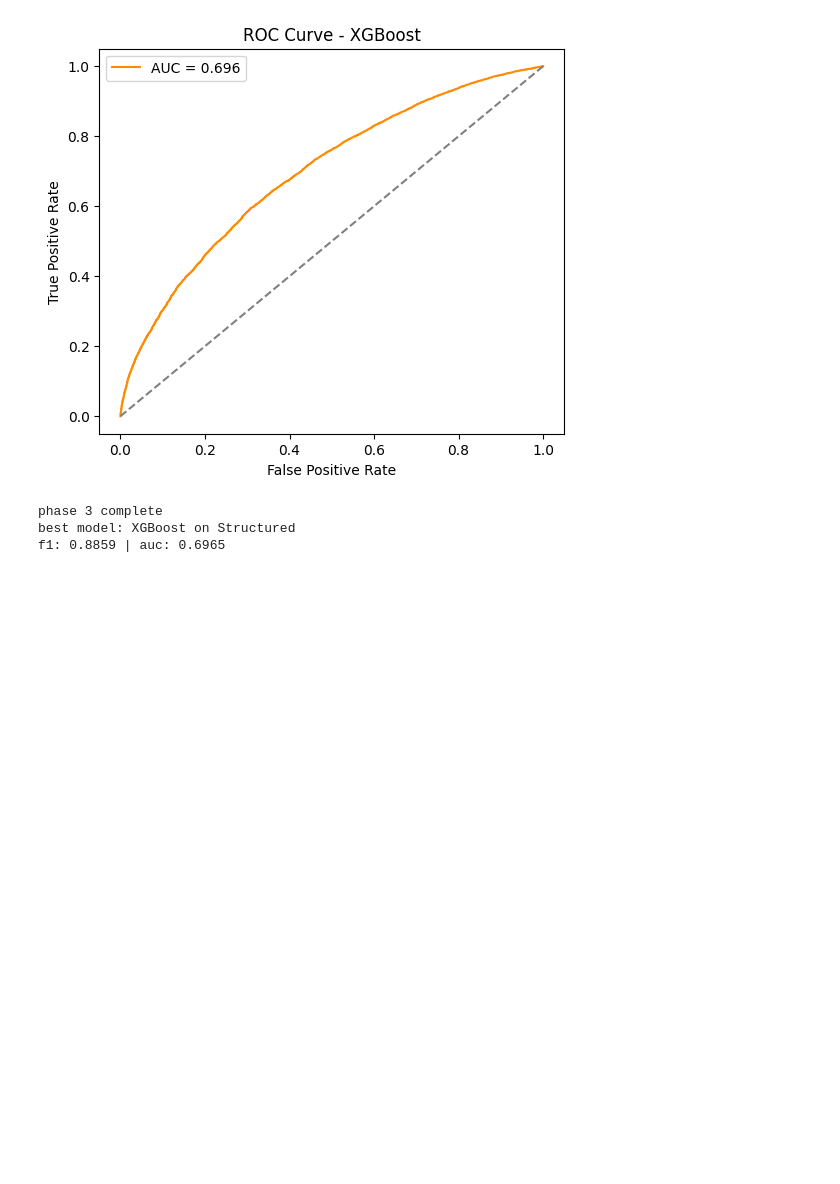
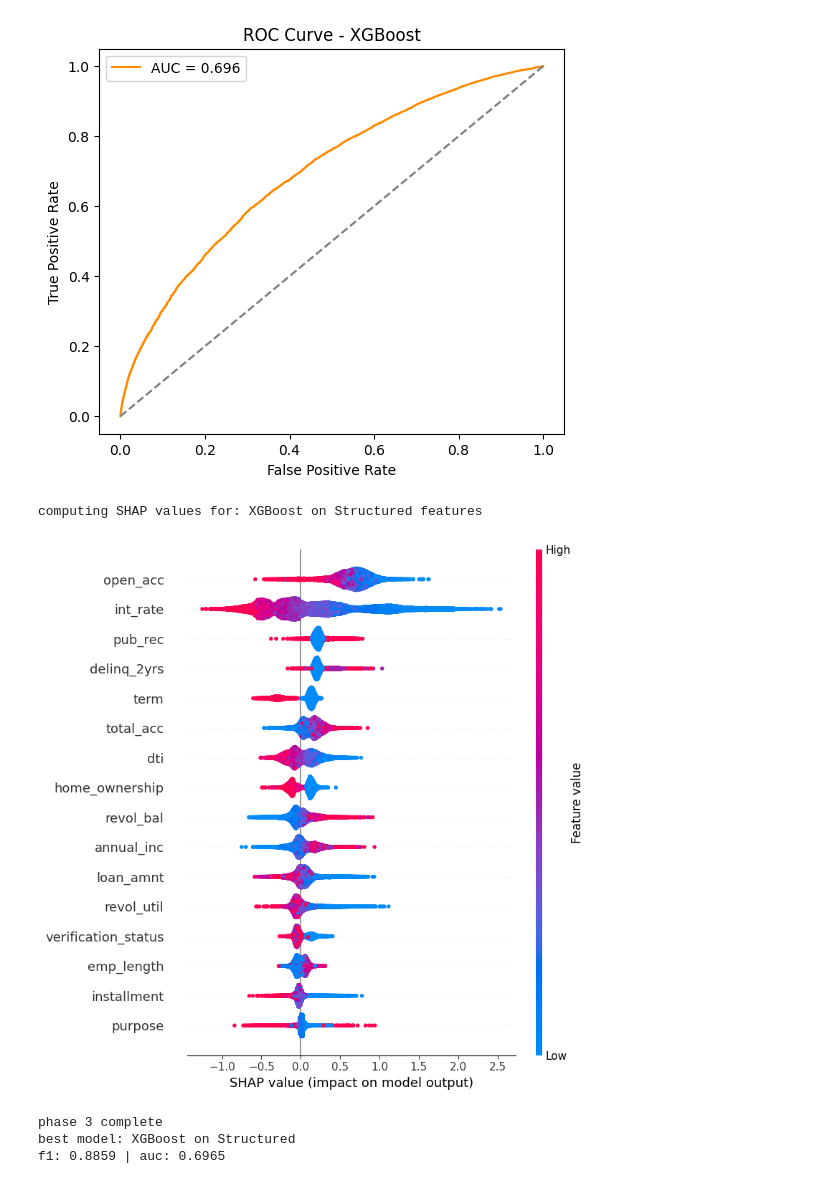
Before and after one commit to Yuktatiwari1105/Loan_Default_Prediction, a Jupyter notebook: LoanDefault_prediction_.ipynb, the cells around one changed output. Cells and saved outputs as stored; diff of their text form; code cells hidden in the pictures; blank space fills up the shorter version.

```diff
--- a/LoanDefault_prediction_.ipynb
+++ b/LoanDefault_prediction_.ipynb
@@ -891,6 +891,21 @@ plt.legend()
 plt.show()
 # %% [output]
 [figure]
+# %%
+!pip install shap --quiet
+import shap
+
+print("computing SHAP values for:", best_row['Model'], "on", best_row['Features'], "features")
+
+X_shap = best_X_test.toarray() if hasattr(best_X_test, 'toarray') else best_X_test
+
+explainer = shap.TreeExplainer(best_model)
+shap_values = explainer.shap_values(X_shap)
+
+shap.summary_plot(shap_values, X_shap, feature_names=structured_cols, show=True)
+# %% [output]
+computing SHAP values for: XGBoost on Structured features
+[figure, added]
 # %%
 joblib.dump(best_model, '/content/drive/MyDrive/LoanProject/best_model.pkl')
 
```
Also changed, not shown: parts of 3 cells of this notebook.
